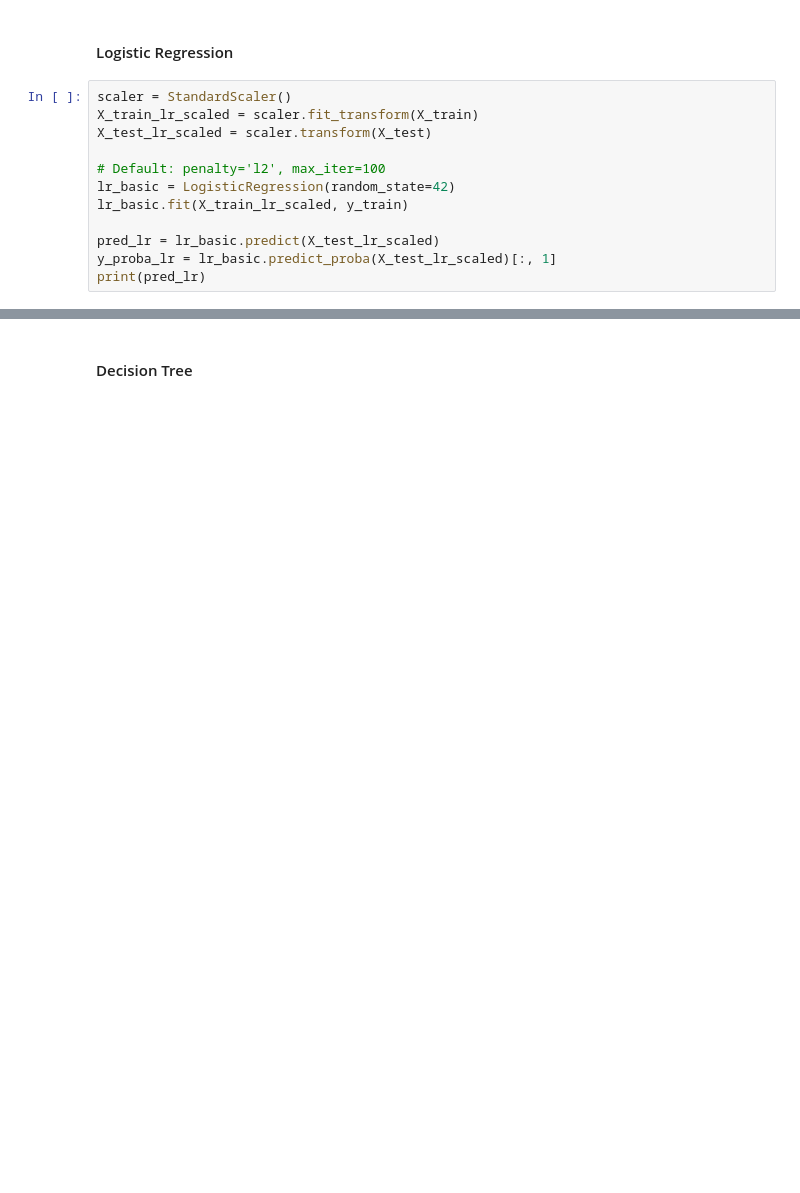
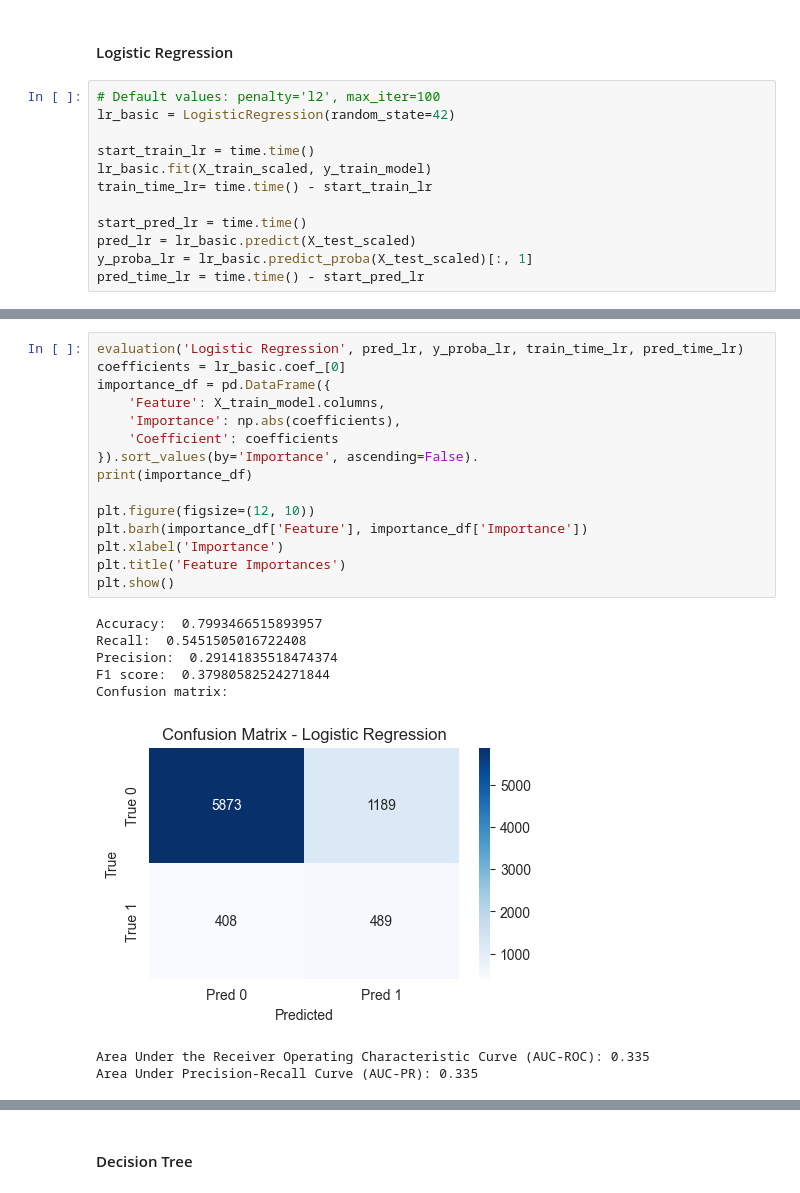
Before and after one commit to matowaty/MINDD_project, a Jupyter notebook: project.ipynb, the cells around one changed output, grey strips where cells are left out. Saved outputs shown, nothing was run; the diff lists cells and outputs as text; blank space fills up the shorter version.

Commit message:
Hyperparameter tuning and partialy features importance added, cross_validation fixed

```diff
--- a/project.ipynb
+++ b/project.ipynb
@@ -1168,14 +1225,14 @@ F1 0.8611321654522903
 # %% [markdown]
 #### Logistic Regression
 # %%
-scaler = StandardScaler()
-X_train_lr_scaled = scaler.fit_transform(X_train)
-X_test_lr_scaled = scaler.transform(X_test)
+# Default values: penalty='l2', max_iter=100
+lr_basic = LogisticRegression(random_state=42)
 
-# Default: penalty='l2', max_iter=100
-lr_basic = LogisticRegression(random_state=42)
-lr_basic.fit(X_train_lr_scaled, y_train)
+start_train_lr = time.time()
+lr_basic.fit(X_train_scaled, y_train_model)
+train_time_lr= time.time() - start_train_lr
 
-pred_lr = lr_basic.predict(X_test_lr_scaled)
-y_proba_lr = lr_basic.predict_proba(X_test_lr_scaled)[:, 1]
-print(pred_lr)
+start_pred_lr = time.time()
+pred_lr = lr_basic.predict(X_test_scaled)
+y_proba_lr = lr_basic.predict_proba(X_test_scaled)[:, 1]
+pred_time_lr = time.time() - start_pred_lr
@@ -1218,0 +1239,24 @@ Area Under Precision–Recall Curve (AUC-PR): 0.335
+# %%
+evaluation('Logistic Regression', pred_lr, y_proba_lr, train_time_lr, pred_time_lr)
+coefficients = lr_basic.coef_[0]
+importance_df = pd.DataFrame({
+    'Feature': X_train_model.columns,
+    'Importance': np.abs(coefficients),
+    'Coefficient': coefficients
+}).sort_values(by='Importance', ascending=False).
+print(importance_df)
+
+plt.figure(figsize=(12, 10))
+plt.barh(importance_df['Feature'], importance_df['Importance'])
+plt.xlabel('Importance')
+plt.title('Feature Importances')
+plt.show()
+# %% [output]
+Accuracy:  0.7993466515893957
+Recall:  0.5451505016722408
+Precision:  0.29141835518474374
+F1 score:  0.37980582524271844
+Confusion matrix:
+[figure, added]
+Area Under the Receiver Operating Characteristic Curve (AUC-ROC): 0.335
+Area Under Precision-Recall Curve (AUC-PR): 0.335
```
Also changed, not shown: parts of 60 cells of this notebook.
